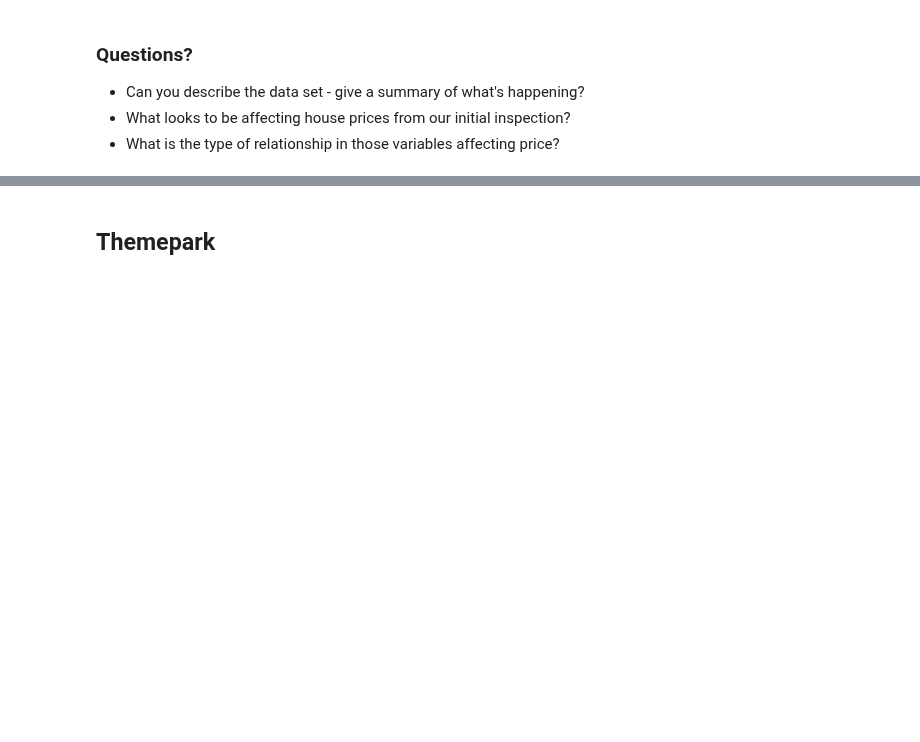
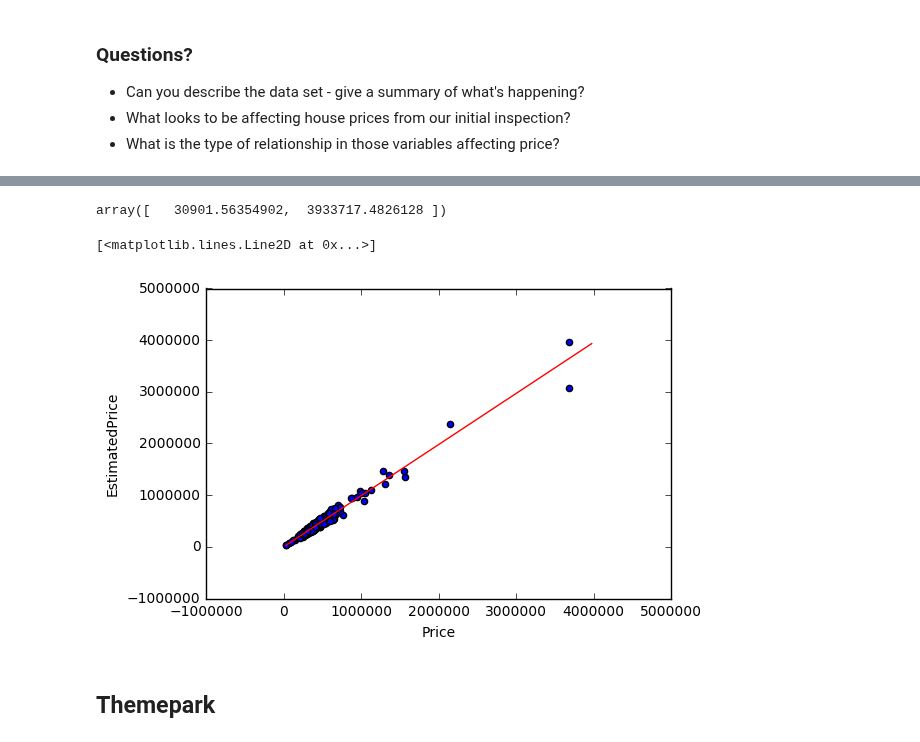
Before and after one commit to alasdaird/SYD_DAT_6, a Jupyter notebook: labs/Week 2/Regression Lab/Lab 3 - Regression.ipynb, the cells around one changed output, grey strips where cells are left out. Cells and saved outputs as stored; diff of their text form; code cells hidden in the pictures; blank space fills up the shorter version.

```diff
--- a/labs/Week 2/Regression Lab/Lab 3 - Regression.ipynb
+++ b/labs/Week 2/Regression Lab/Lab 3 - Regression.ipynb
@@ -51,7 +115,10 @@ lm.summary()
 # %%
 # Let's try just the estimated price
 # create a fitted model in one line
-lm = smf.ols(formula='Price ~ EstimatedPrice ', data=house_data).fit()
+#lm = smf.ols(formula='Price ~ EstimatedPrice ', data=house_data).fit()
+lm = smf.ols(formula='Price ~ CrimeIndex ', data=house_data).fit()
+
+
 
 # print the coefficients
 lm.params
@@ -64,12 +157,18 @@ X_new.head()
 # %%
 preds = lm.predict(X_new)
 preds
+# %% [output]
+array([   30901.56354902,  3933717.4826128 ])
 # %%
 # first, plot the observed data
-house_data.plot(kind='scatter', x='EstimatedPrice', y='Price')
+#house_data.plot(kind='scatter', x='EstimatedPrice', y='Price')
+house_data.plot(kind='scatter', x='Price', y='EstimatedPrice')
 
 # then, plot the least squares line
-plt.plot(X_new, preds, c='red', linewidth=2)
+plt.plot(X_new, preds, c='red', linewidth=1)
+# %% [output]
+[<matplotlib.lines.Line2D at 0x...>]
+[figure, added]
 # %%
 # Try selecting different variables or combinations of variables. Can you get a better fit?
 # %% [markdown]
```
Also changed, not shown: parts of 9 cells of this notebook, 2 other files.
